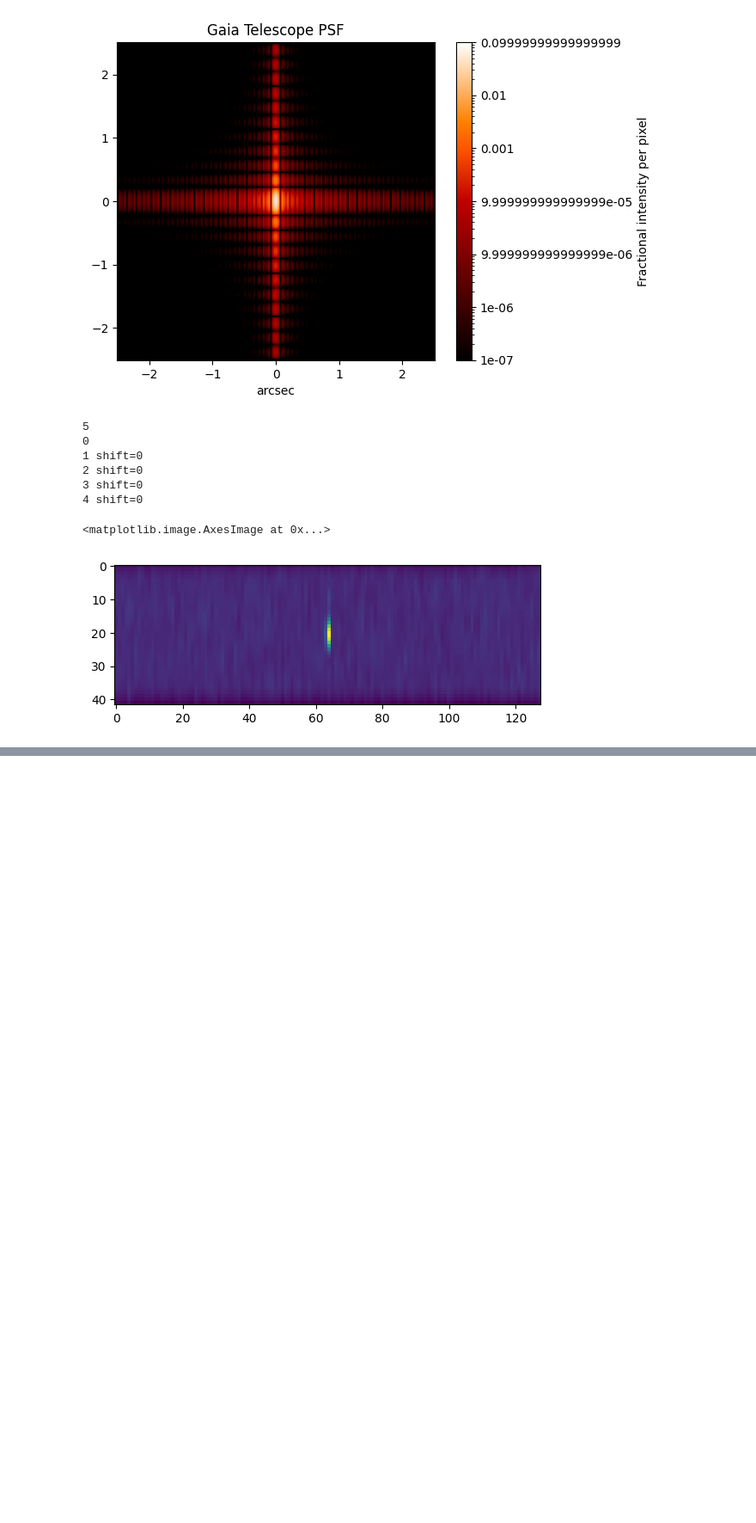
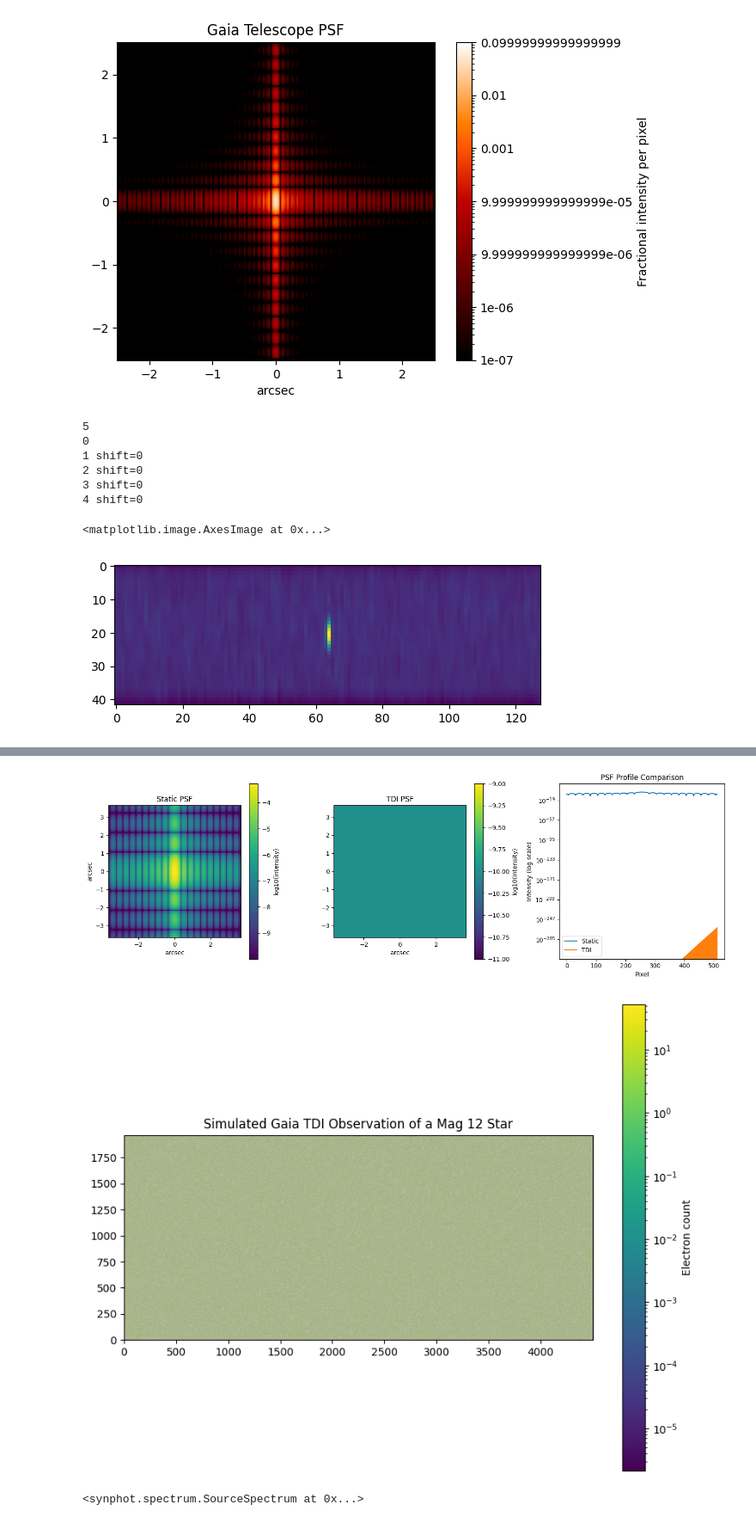
Before and after one commit to pietroferraiuolo/BINCAT, a Jupyter notebook: 01-psf-simulation.ipynb, the cells around one changed output, grey strips where cells are left out. Shown: that part at 86% size. Saved outputs shown, nothing was run; the diff lists cells and outputs as text; code cells hidden in the pictures; blank space fills up the shorter version.

```diff
--- a/01-psf-simulation.ipynb
+++ b/01-psf-simulation.ipynb
@@ -37,6 +16,0 @@ osys.display()
-# %%
-osys.add_detector(pixelscale=pixscale_x, fov_arcsec=field_ofview)  # image plane coordinates in arcseconds
-psf_hud = osys.calc_psf(wavel_pfs)                            # wavelength in meters
-poppy.display_psf(psf_hud, title='The Airy Function')
-img = psf_hud[0].data
-psf = poppy.utils.rebin_array(img, (1,pscale_fact))
@@ -119,0 +71,2 @@ plt.show()
+# %%
+star = sp.BlackBody1D(temperature=5778*u.K, name='Sun BB')
@@ -119,0 +276,22 @@ plt.show()
+# %%
+# Create the simulator
+simulator = GaiaTDISimulator()
+
+# Generate and compare static vs TDI PSFs
+simulator.visualize_psf_comparison()
+
+# Simulate observation of a magnitude 12 star
+observation = simulator.simulate_star_observation(magnitude=12,
+                                                 position=(983, 2250),  # Center of the CCD
+                                                 fov_size=(1966, 4500))
+
+# Visualize the observation
+plt.figure(figsize=(10, 8))
+plt.imshow(observation, origin='lower', cmap='viridis',
+           norm=plt.matplotlib.colors.LogNorm())
+plt.colorbar(label='Electron count')
+plt.title('Simulated Gaia TDI Observation of a Mag 12 Star')
+plt.savefig('gaia_star_observation.png', dpi=300)
+# %% [output]
+[figure, added]
+[figure, added]
@@ -119,0 +421,4 @@ plt.show()
+# %%
+s.observation.as_spectrum()
+# %% [output]
+<synphot.spectrum.SourceSpectrum at 0x...>
```
Also changed, not shown: parts of 12 cells of this notebook, 1 other file.
